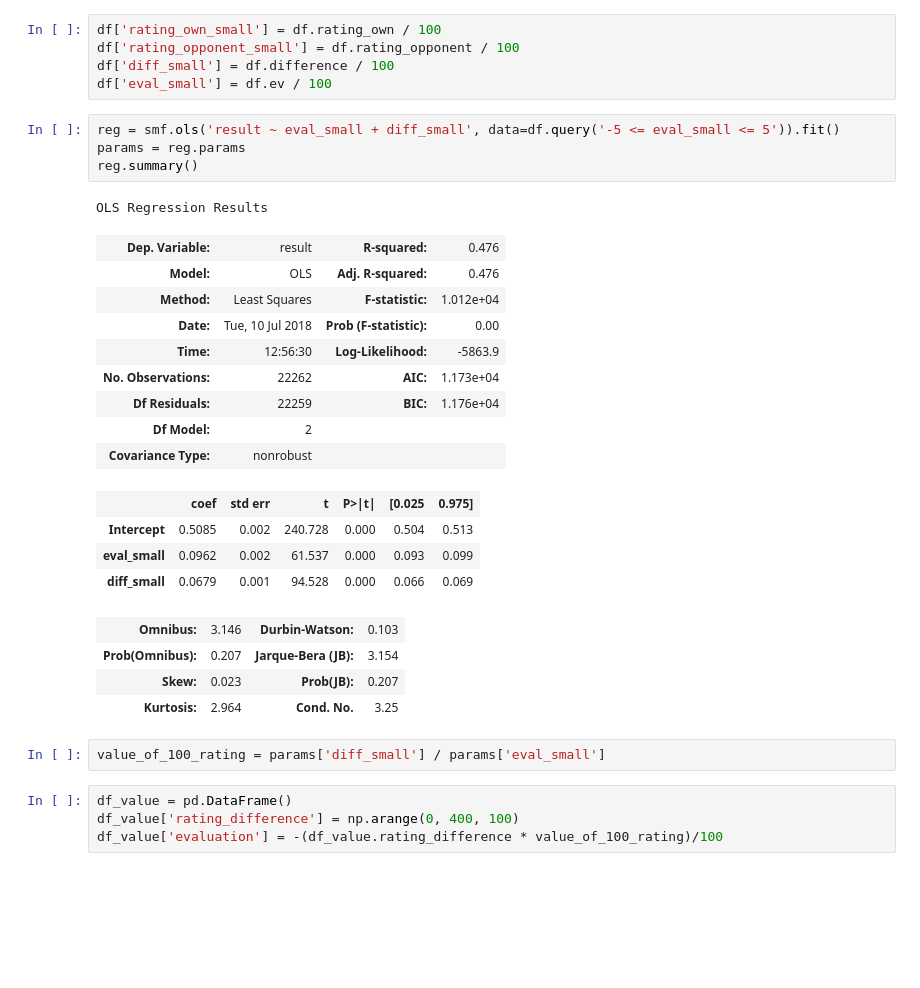
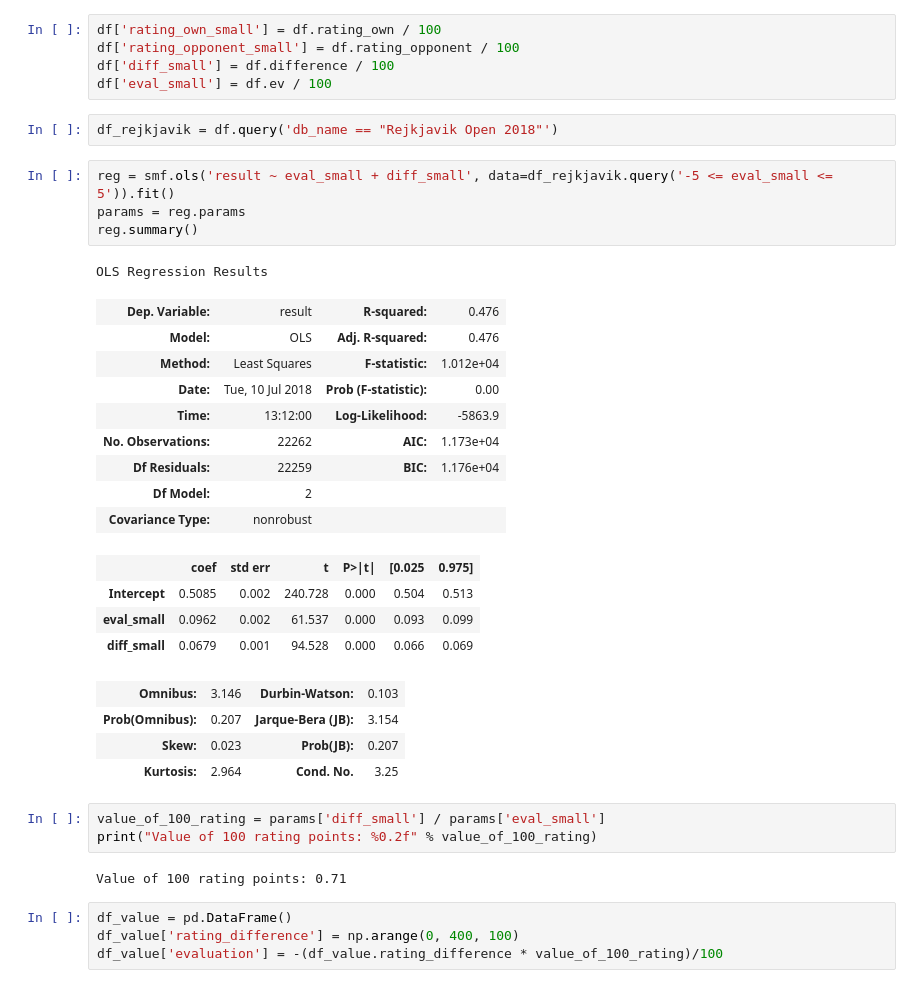
Before and after one commit to cgoldammer/chess-analysis, a Jupyter notebook: game_result_by_evaluation.ipynb, the cells around one changed output. Cells and saved outputs as stored; diff of their text form; blank space fills up the shorter version.

```diff
--- a/game_result_by_evaluation.ipynb
+++ b/game_result_by_evaluation.ipynb
@@ -81,17 +120,19 @@ df['rating_own_small'] = df.rating_own / 100
 df['rating_opponent_small'] = df.rating_opponent / 100
 df['diff_small'] = df.difference / 100
 df['eval_small'] = df.ev / 100
+# %%
+df_rejkjavik = df.query('db_name == "Rejkjavik Open 2018"')
 # %%
-reg = smf.ols('result ~ eval_small + diff_small', data=df.query('-5 <= eval_small <= 5')).fit()
+reg = smf.ols('result ~ eval_small + diff_small', data=df_rejkjavik.query('-5 <= eval_small <= 5')).fit()
 params = reg.params
 reg.summary()
 # %% [output]
 OLS Regression Results
 | Dep. Variable: | result | R-squared: | 0.476 |
 | Model: | OLS | Adj. R-squared: | 0.476 |
 | Method: | Least Squares | F-statistic: | 1.012e+04 |
 | Date: | Tue, 10 Jul 2018 | Prob (F-statistic): | 0.00 |
-| Time: | 12:56:30 | Log-Likelihood: | -5863.9 |
+| Time: | 13:12:00 | Log-Likelihood: | -5863.9 |
 | No. Observations: | 22262 | AIC: | 1.173e+04 |
 | Df Residuals: | 22259 | BIC: | 1.176e+04 |
 | Df Model: | 2 |  |  |
@@ -106,6 +147,9 @@ OLS Regression Results
 | Kurtosis: | 2.964 | Cond. No. | 3.25 |
 # %%
 value_of_100_rating = params['diff_small'] / params['eval_small']
+print("Value of 100 rating points: %0.2f" % value_of_100_rating)
+# %% [output]
+Value of 100 rating points: 0.71
 # %%
 df_value = pd.DataFrame()
 df_value['rating_difference'] = np.arange(0, 400, 100)
```
Also changed, not shown: parts of 20 cells of this notebook, 1 other file.
